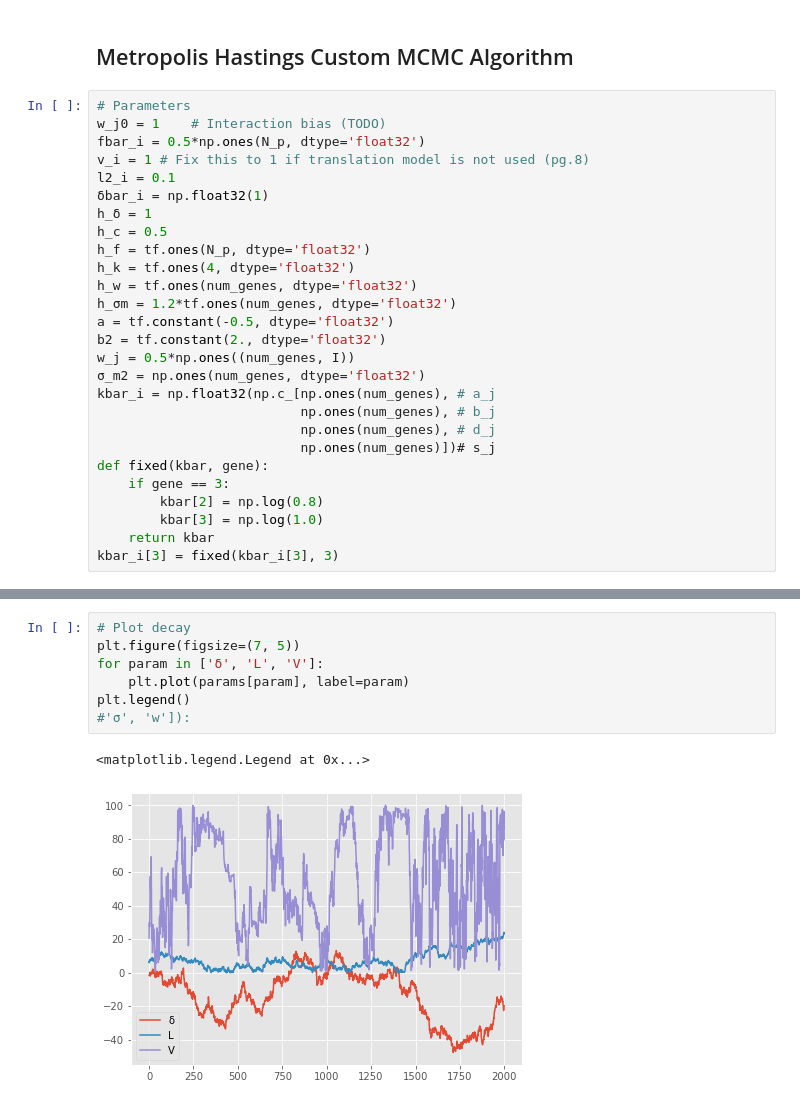
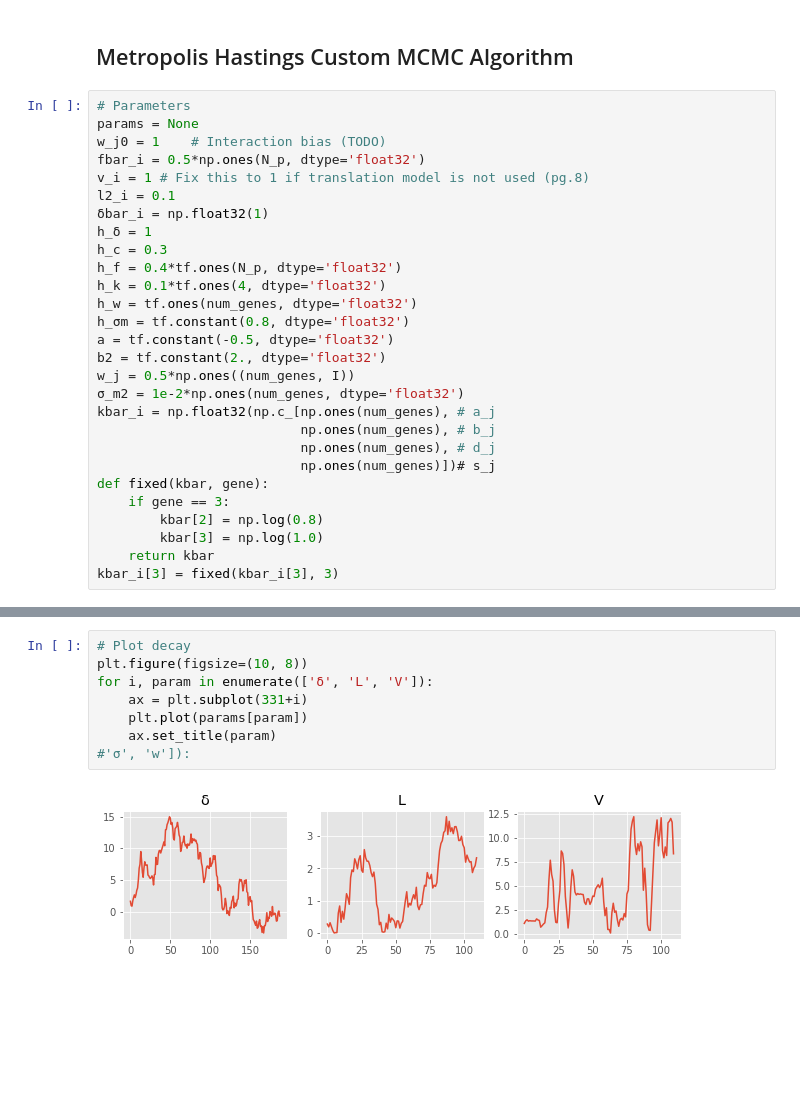
Before and after one commit to JCobbles/trangp, a Jupyter notebook: GRN Inference.ipynb, the cells around one changed output, grey strips where cells are left out. Drawn from its saved outputs; the diff is of its cells as text; blank space fills up the shorter version.

```diff
--- a/GRN Inference.ipynb
+++ b/GRN Inference.ipynb
@@ -45,21 +46,22 @@ f_observed = np.float32(np.atleast_2d(Y[-1]))
 ## Metropolis Hastings Custom MCMC Algorithm
 # %%
 # Parameters
+params = None
 w_j0 = 1    # Interaction bias (TODO)
 fbar_i = 0.5*np.ones(N_p, dtype='float32')
 v_i = 1 # Fix this to 1 if translation model is not used (pg.8)
 l2_i = 0.1
 δbar_i = np.float32(1)
 h_δ = 1
-h_c = 0.5
-h_f = tf.ones(N_p, dtype='float32')
-h_k = tf.ones(4, dtype='float32')
+h_c = 0.3
+h_f = 0.4*tf.ones(N_p, dtype='float32')
+h_k = 0.1*tf.ones(4, dtype='float32')
 h_w = tf.ones(num_genes, dtype='float32')
-h_σm = 1.2*tf.ones(num_genes, dtype='float32')
+h_σm = tf.constant(0.8, dtype='float32')
 a = tf.constant(-0.5, dtype='float32')
 b2 = tf.constant(2., dtype='float32')
 w_j = 0.5*np.ones((num_genes, I))
-σ_m2 = np.ones(num_genes, dtype='float32')
+σ_m2 = 1e-2*np.ones(num_genes, dtype='float32')
 kbar_i = np.float32(np.c_[np.ones(num_genes), # a_j
                           np.ones(num_genes), # b_j
                           np.ones(num_genes), # d_j
@@ -285,12 +354,12 @@ print('----- Finished -----')
 # %%
 # Plot decay
-plt.figure(figsize=(7, 5))
-for param in ['δ', 'L', 'V']:
-    plt.plot(params[param], label=param)
-plt.legend()
+plt.figure(figsize=(10, 8))
+for i, param in enumerate(['δ', 'L', 'V']):
+    ax = plt.subplot(331+i)
+    plt.plot(params[param])
+    ax.set_title(param)
 #'σ', 'w']):
 # %% [output]
-<matplotlib.legend.Legend at 0x...>
-[figure, old version]
+[figure, new version]
 # %%
 # Plot transcription ODE kinetic params
```
Also changed, not shown: parts of 8 cells of this notebook.
